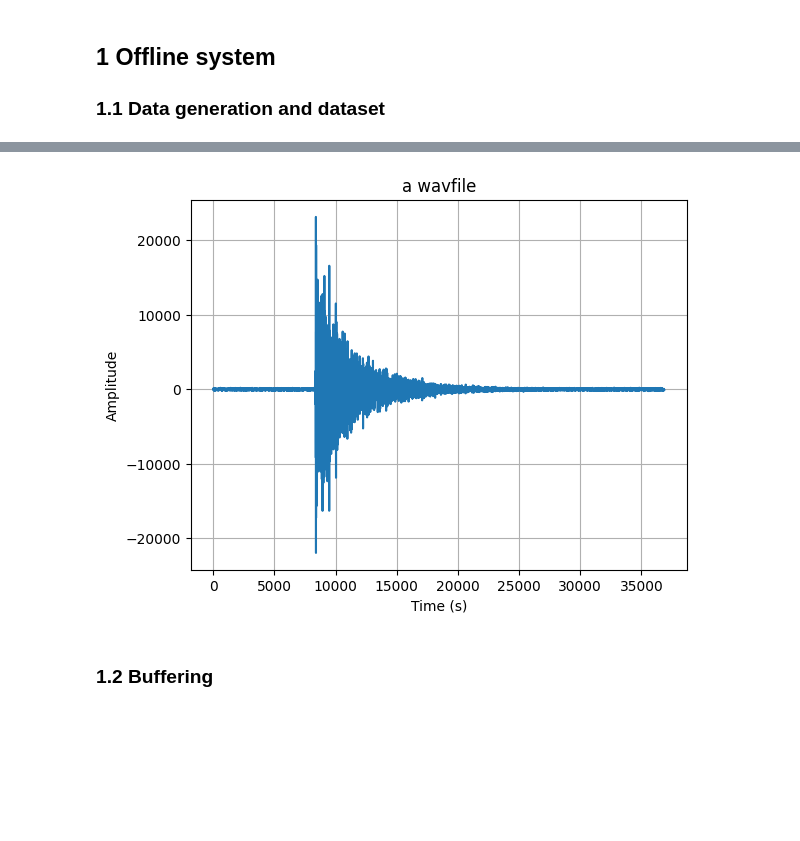
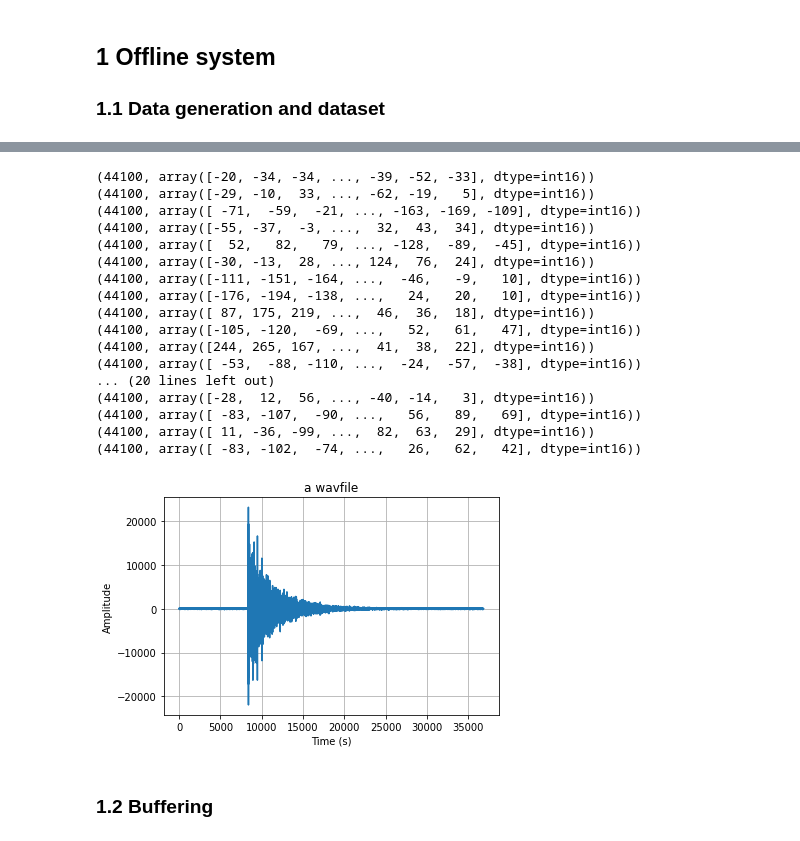
Before and after one commit to RomeoXXIV/Signal_Processing_Project_2022, a Jupyter notebook: SP - Project2022.ipynb, the cells around one changed output, grey strips where cells are left out. Drawn from its saved outputs; the diff is of its cells as text; code cells hidden in the pictures; blank space fills up the shorter version.

```diff
--- a/SP - Project2022.ipynb
+++ b/SP - Project2022.ipynb
@@ -34,29 +34,46 @@ plt.show()
 # %%
 from glob import glob
 import scipy.io.wavfile as wf
 import matplotlib.pyplot as plt
 
 
 def read_wavefile(path):
     out = wf.read(path)
     return out
 
 
 # call and test your function here #
 LocateClaps = "./resources/LocateClaps"
 files = glob(f"{LocateClaps}/*.wav")
 for file in files:
-    read_wavefile(file)
+    print(read_wavefile(file))
 
 plt.title("a wavfile")
 plt.plot(read_wavefile(files[0])[1])
 plt.xlabel("Time (s)")
 plt.ylabel("Amplitude")
 # plt.margins(x=0, y=0)
 plt.grid()
 plt.show()
 # %% [output]
+(44100, array([-20, -34, -34, ..., -39, -52, -33], dtype=int16))
+(44100, array([-29, -10,  33, ..., -62, -19,   5], dtype=int16))
+(44100, array([ -71,  -59,  -21, ..., -163, -169, -109], dtype=int16))
+(44100, array([-55, -37,  -3, ...,  32,  43,  34], dtype=int16))
+(44100, array([  52,   82,   79, ..., -128,  -89,  -45], dtype=int16))
+(44100, array([-30, -13,  28, ..., 124,  76,  24], dtype=int16))
+(44100, array([-111, -151, -164, ...,  -46,   -9,   10], dtype=int16))
+(44100, array([-176, -194, -138, ...,   24,   20,   10], dtype=int16))
+(44100, array([ 87, 175, 219, ...,  46,  36,  18], dtype=int16))
+(44100, array([-105, -120,  -69, ...,   52,   61,   47], dtype=int16))
+(44100, array([244, 265, 167, ...,  41,  38,  22], dtype=int16))
+(44100, array([ -53,  -88, -110, ...,  -24,  -57,  -38], dtype=int16))
+... (20 lines left out)
+(44100, array([-28,  12,  56, ..., -40, -14,   3], dtype=int16))
+(44100, array([ -83, -107,  -90, ...,   56,   89,   69], dtype=int16))
+(44100, array([ 11, -36, -99, ...,  82,  63,  29], dtype=int16))
+(44100, array([ -83, -102,  -74, ...,   26,   62,   42], dtype=int16))
-[figure, old version]
+[figure, new version]
 # %% [markdown]
 ### 1.2 Buffering
 # %%
```
Also changed, not shown: parts of 9 cells of this notebook.
